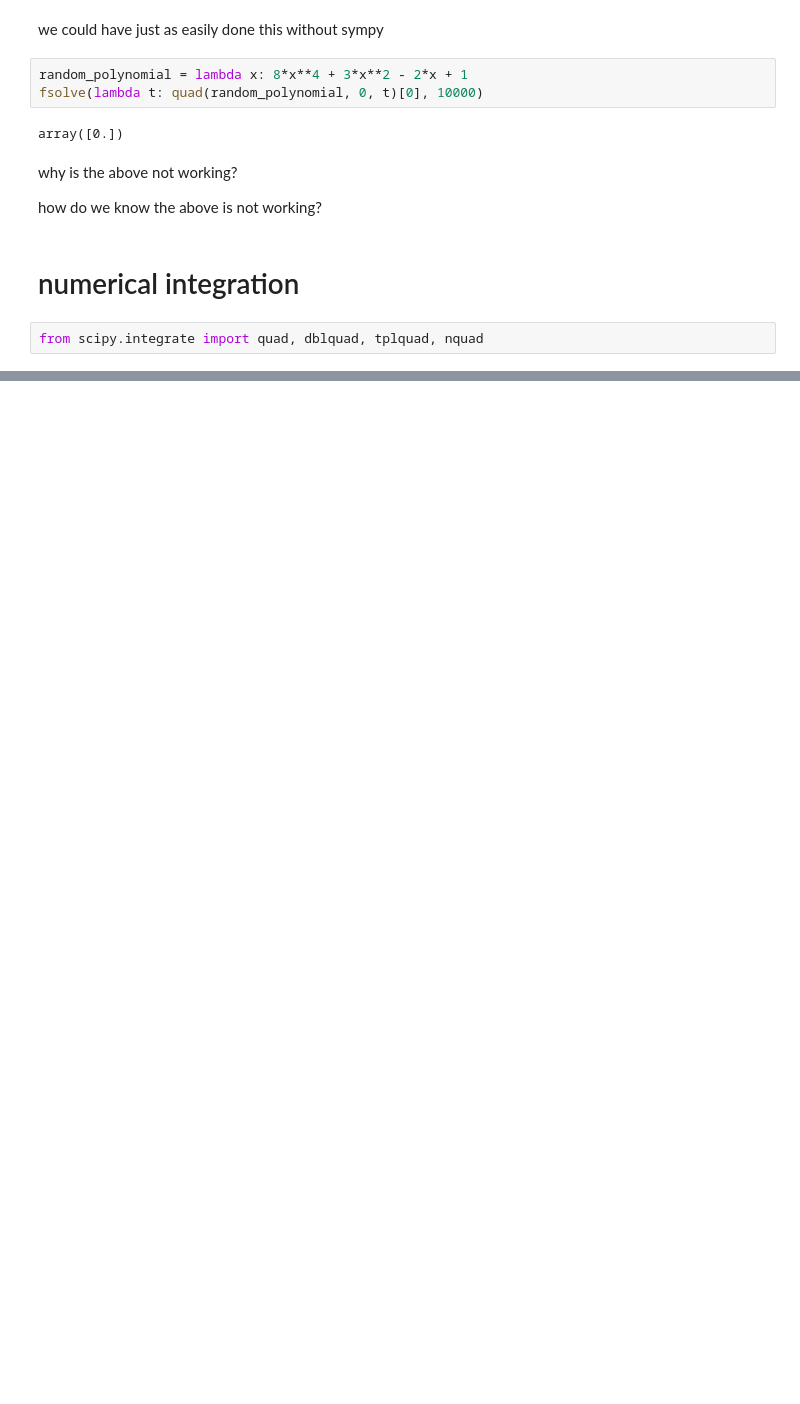
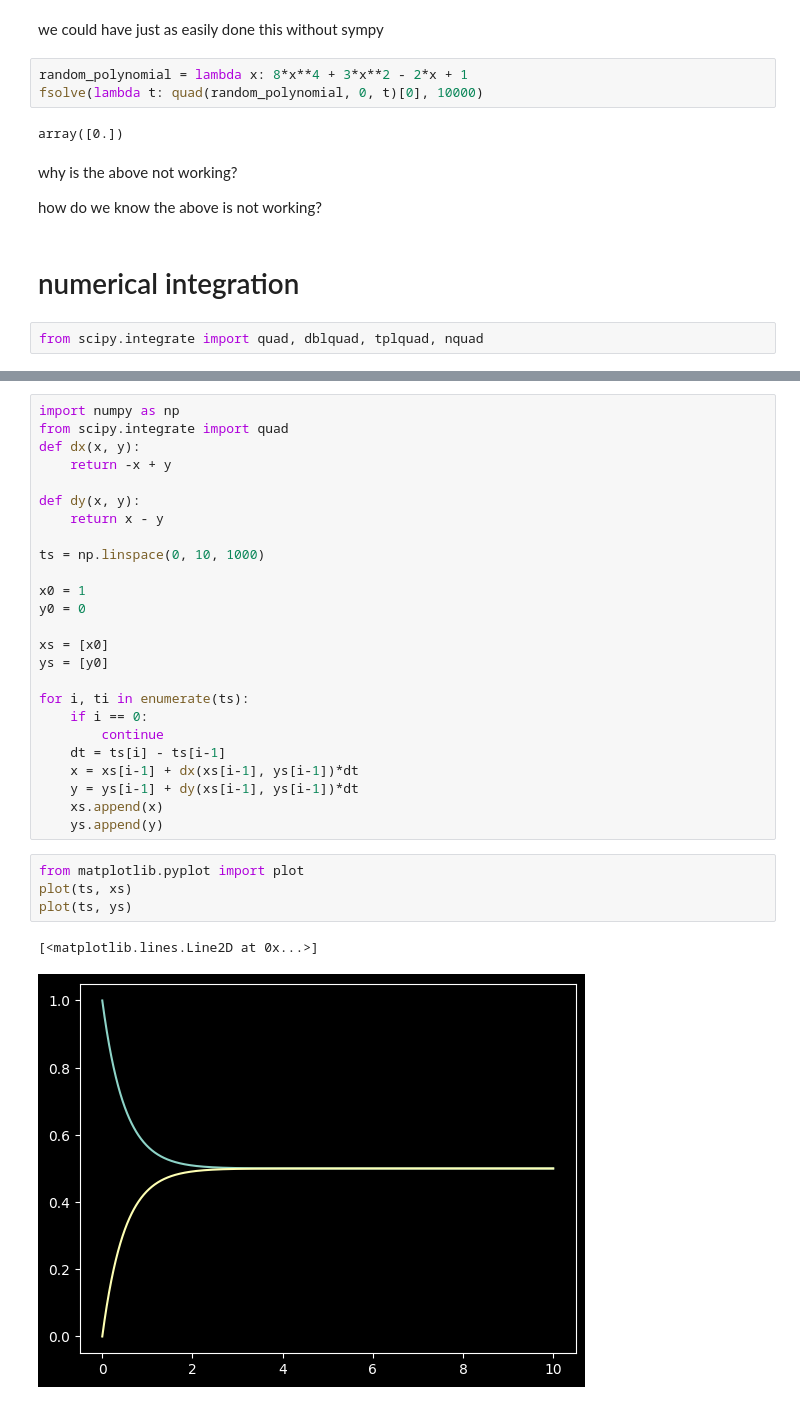
Before and after one commit to jackbullen/Math-248, a Jupyter notebook: Lectures/Week 12/review.ipynb, the cells around one changed output, grey strips where cells are left out. Drawn from its saved outputs; the diff is of its cells as text; blank space fills up the shorter version.

```diff
--- a/Lectures/Week 12/review.ipynb
+++ b/Lectures/Week 12/review.ipynb
@@ -294,0 +303,32 @@ from scipy.integrate import quad, dblquad, tplquad, nquad
+# %%
+import numpy as np
+from scipy.integrate import quad
+def dx(x, y):
+    return -x + y
+
+def dy(x, y):
+    return x - y
+
+ts = np.linspace(0, 10, 1000)
+
+x0 = 1
+y0 = 0
+
+xs = [x0]
+ys = [y0]
+
+for i, ti in enumerate(ts):
+    if i == 0:
+        continue
+    dt = ts[i] - ts[i-1]
+    x = xs[i-1] + dx(xs[i-1], ys[i-1])*dt
+    y = ys[i-1] + dy(xs[i-1], ys[i-1])*dt
+    xs.append(x)
+    ys.append(y)
+# %%
+from matplotlib.pyplot import plot
+plot(ts, xs)
+plot(ts, ys)
+# %% [output]
+[<matplotlib.lines.Line2D at 0x...>]
+[figure, added]
```
Also changed, not shown: parts of 3 cells of this notebook, 2 other files.
